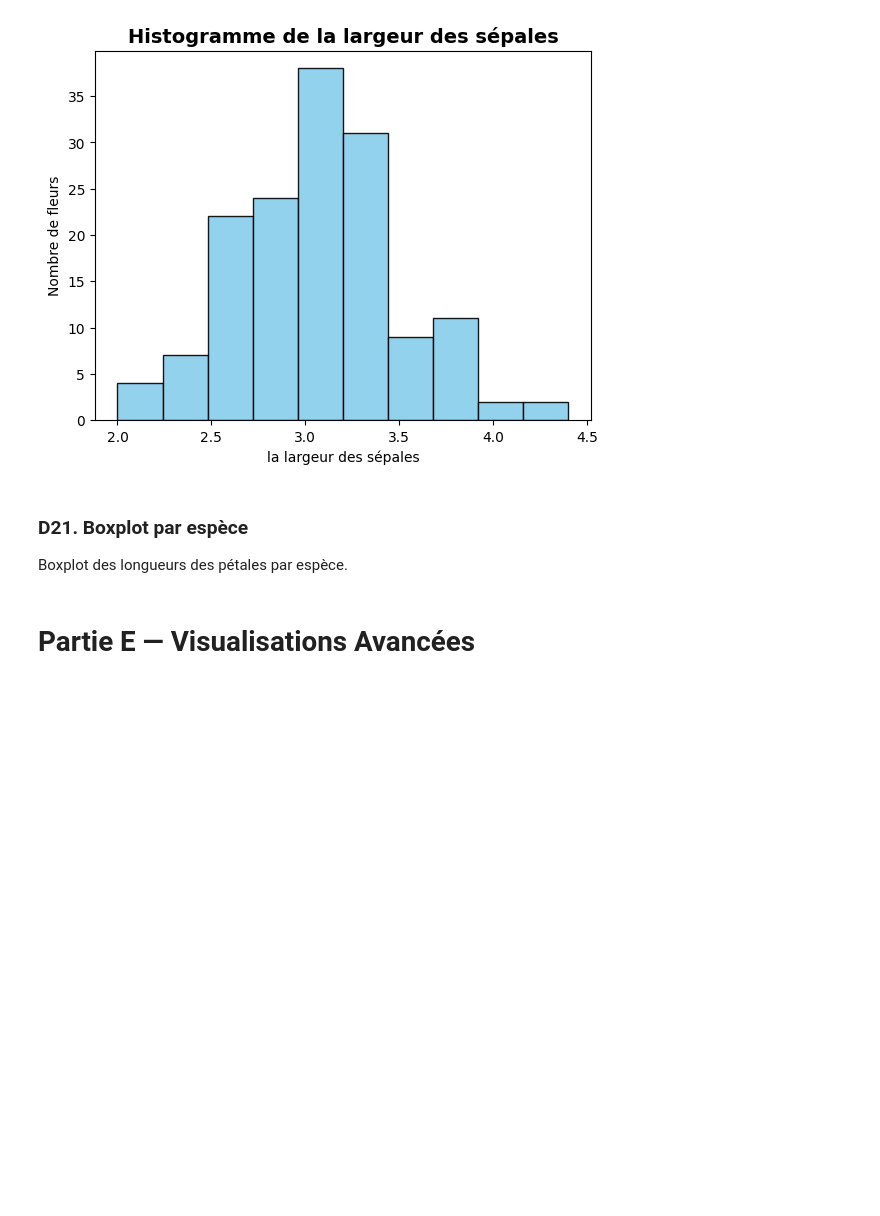
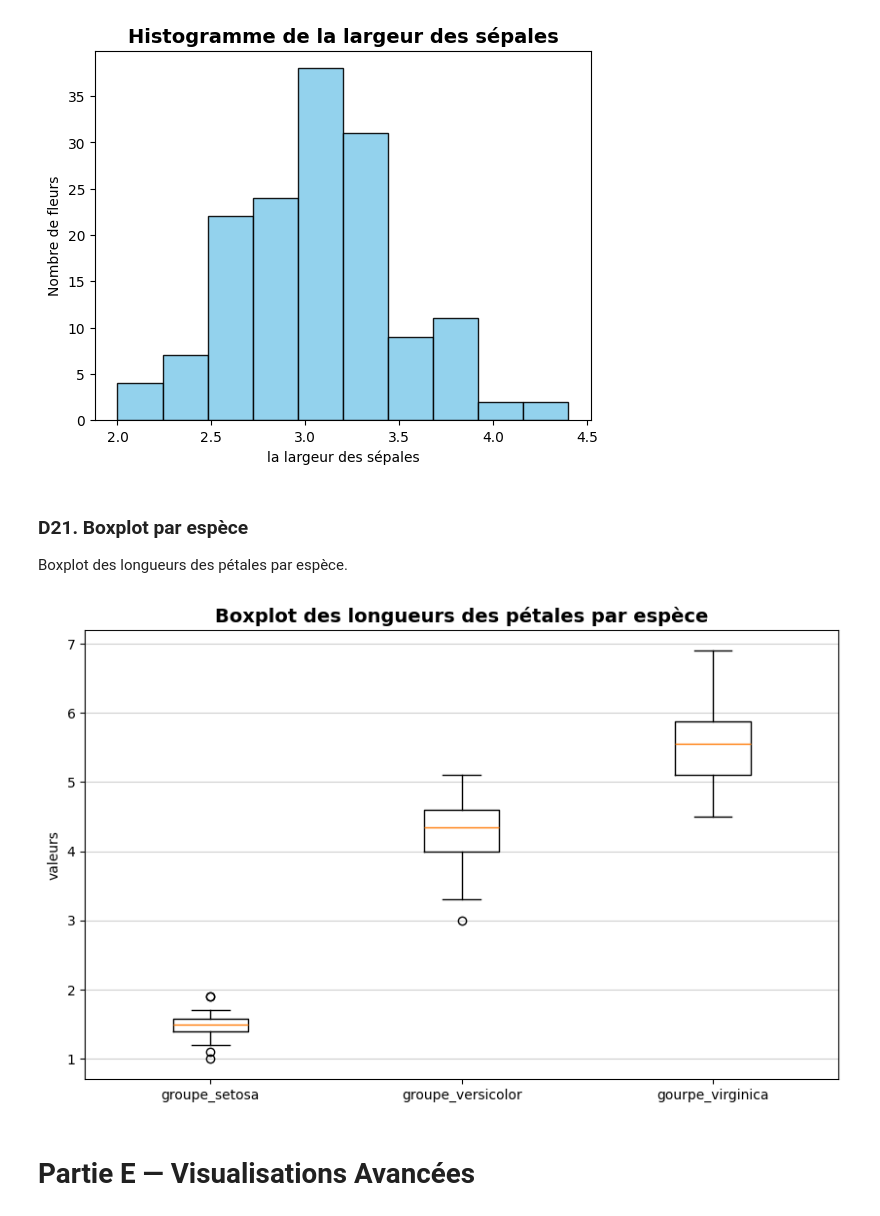
Before and after one commit to USMS-FPK-IA-GI-2025/controle-01-numpy-and-matplotlib-iris-YoussefDIDI79, a Jupyter notebook: notebooks/controle_numpy_matplotlib.ipynb, the cells around one changed output. Saved outputs shown, nothing was run; the diff lists cells and outputs as text; code cells hidden in the pictures; blank space fills up the shorter version.

```diff
--- a/notebooks/controle_numpy_matplotlib.ipynb
+++ b/notebooks/controle_numpy_matplotlib.ipynb
@@ -364,3 +362,23 @@ Boxplot des longueurs des pétales par espèce.
+# %%
+# Votre code ici
+a_setosa = features[species == 'Iris-setosa']
+aa_setosa = a_setosa[:,2]
+b_versicolor = features[species == 'Iris-versicolor']
+bb_versicolor = b_versicolor[:,2]
+c_virginica = features[species == 'Iris-virginica']
+cc_virginica = c_virginica[:,2]
+
+plt.figure(figsize=(10,6))
+plt.boxplot([aa_setosa,bb_versicolor,cc_virginica],
+            labels=['groupe_setosa' , 'groupe_versicolor' , 'gourpe_virginica'])
+
+plt.ylabel('valeurs')
+plt.title('Boxplot des longueurs des pétales par espèce' , fontsize=14 , fontweight='bold')
+plt.grid(True , alpha=0.6 , axis='y')
+
+plt.show()
+# %% [output]
+[figure, added]
 # %% [markdown]
 # Partie E — Visualisations Avancées
 # %% [markdown]
```
Also changed, not shown: parts of 4 cells of this notebook.
